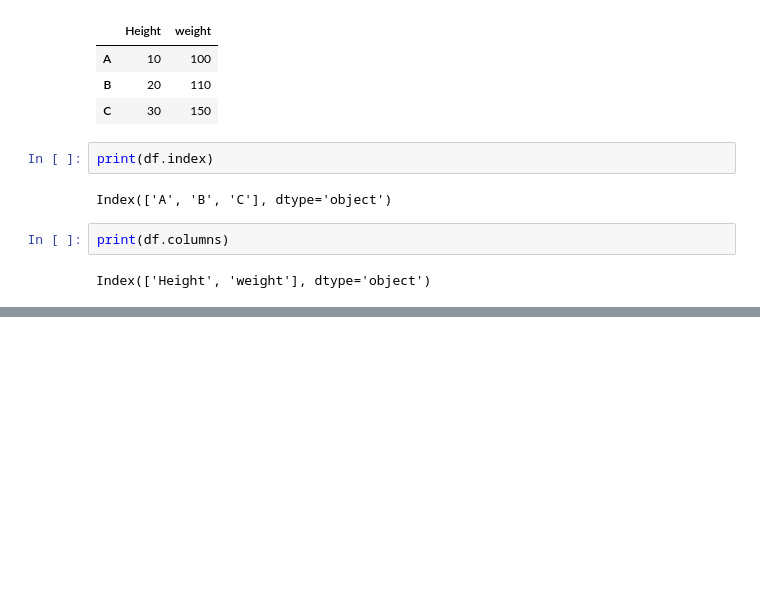
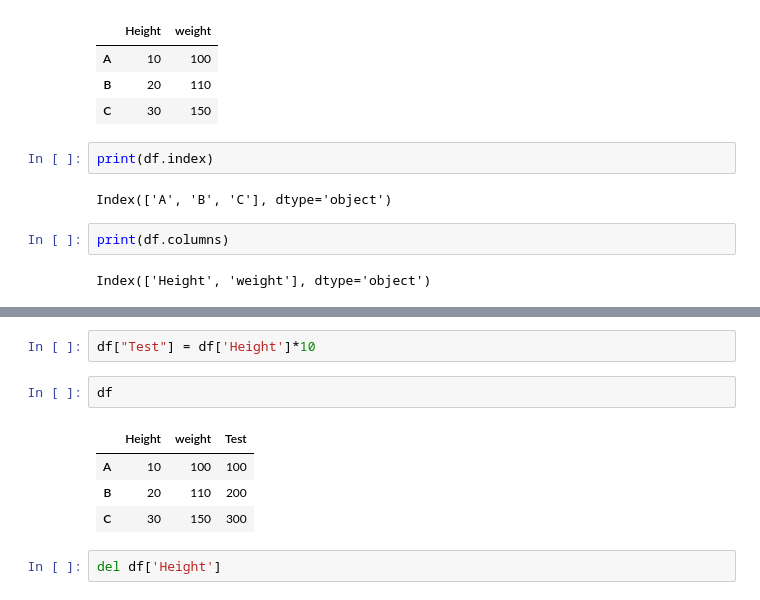
Before and after one commit to Pepcoders/Data-Science-January, a Jupyter notebook: Pandas/Pandas.ipynb, the cells around one changed output, grey strips where cells are left out. Cells and saved outputs as stored; diff of their text form; blank space fills up the shorter version.

```diff
--- a/Pandas/Pandas.ipynb
+++ b/Pandas/Pandas.ipynb
@@ -204,0 +247,11 @@ Index(['Height', 'weight'], dtype='object')
+# %%
+df["Test"] = df['Height']*10
+# %%
+df
+# %% [output]
+|  | Height | weight | Test |
+| A | 10 | 100 | 100 |
+| B | 20 | 110 | 200 |
+| C | 30 | 150 | 300 |
+# %%
+del df['Height']
```
Also changed, not shown: parts of 11 cells of this notebook.
